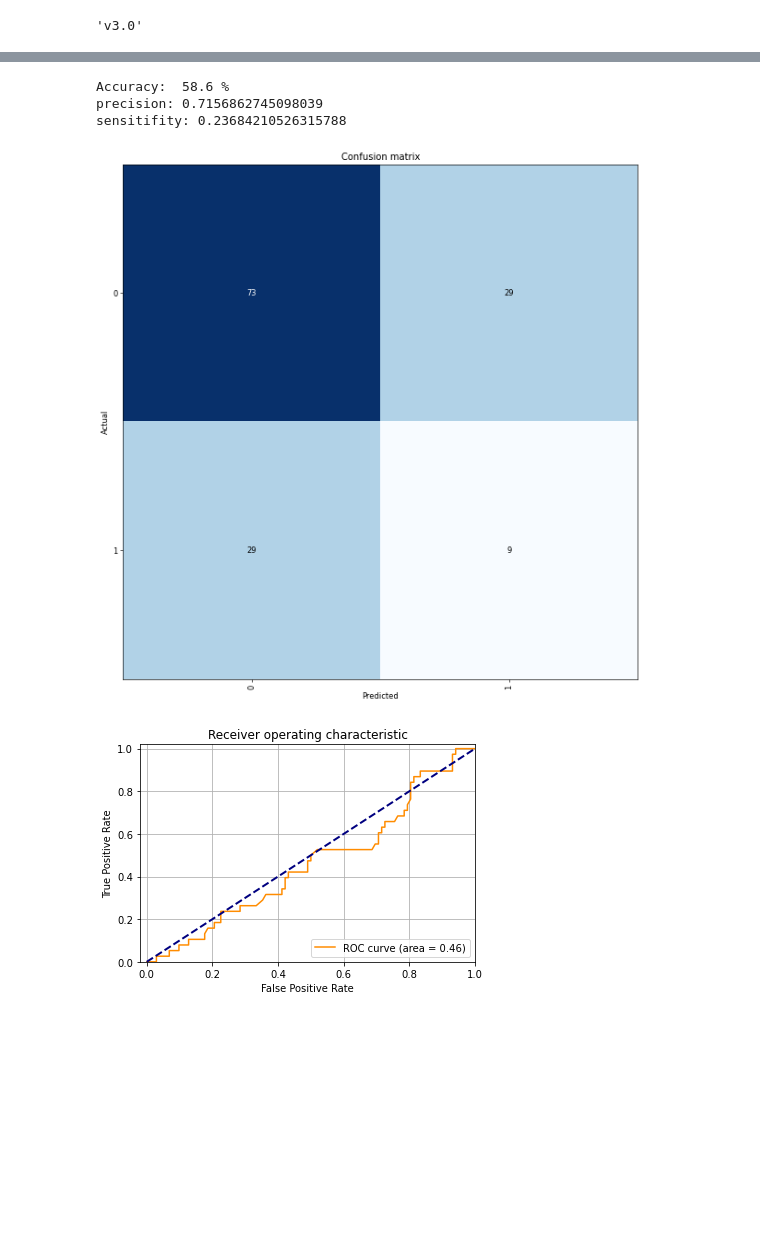
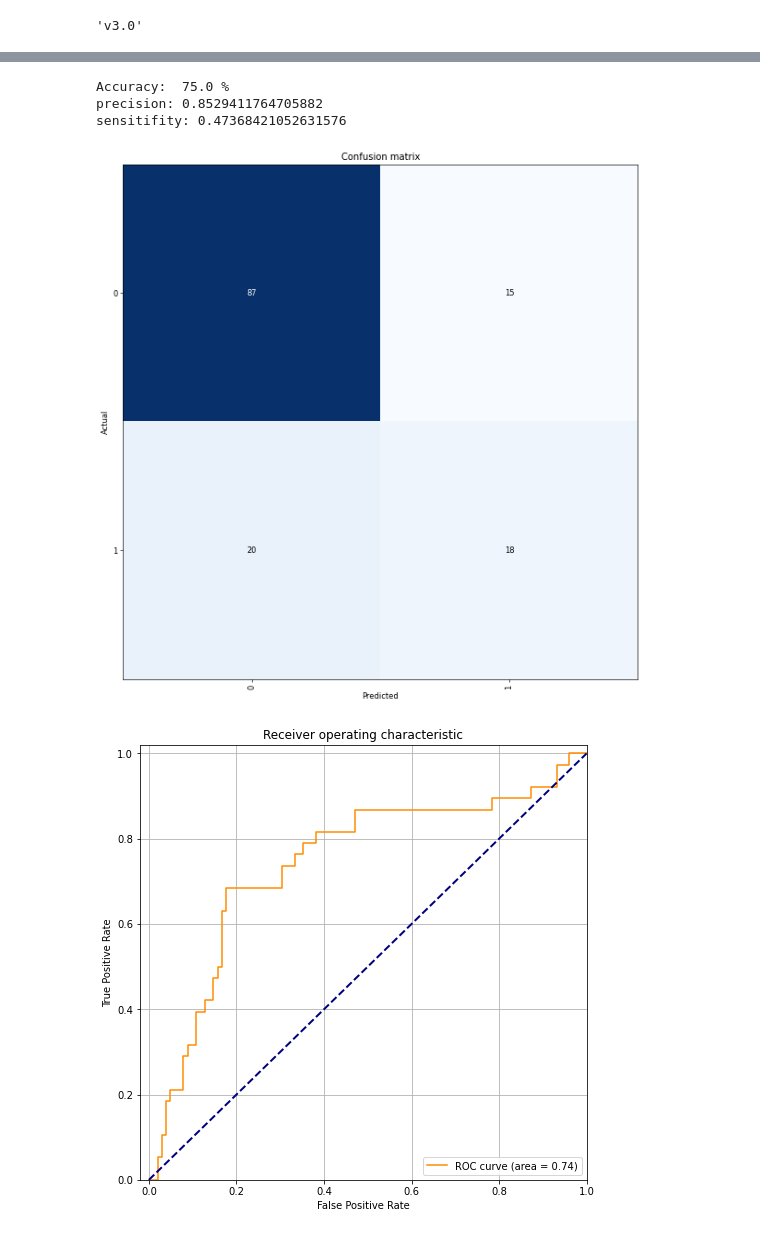
Before and after one commit to NikonPic/TumorSegmentationDemo, a Jupyter notebook: 02_feature_classification.ipynb, the cells around one changed output, grey strips where cells are left out. Saved outputs shown, nothing was run; the diff lists cells and outputs as text; code cells hidden in the pictures; blank space fills up the shorter version.

```diff
--- a/02_feature_classification.ipynb
+++ b/02_feature_classification.ipynb
@@ -154,0 +722,22 @@ data.show_batch(rows=10)
+# %%
+select = importance_list[0]
+print(f'Feature: {select}')
+
+# create databunch
+data = TabularDataBunch.from_df(
+    path=PATH, df=df_all, dep_var=DEP_KEY, valid_idx=valid_idx,
+    cat_names=[], cont_names=[select], test_df=test, procs=procs)
+
+data_test = TabularDataBunch.from_df(
+    path=PATH, df=df_test, dep_var=DEP_KEY, valid_idx=[],
+    cat_names=[], cont_names=[select], procs=procs)
+
+
+data.test_ds.x = data_test.train_ds.x
+data.test_ds.y = data_test.train_ds.y
+
+# Show databunch
+data.train_dl.num_workers = 0
+data.train_dl.batch_size = 32
+
+fully_connected_learner(data, rounds=5)
@@ -155,4 +746,6 @@ data.show_batch(rows=10)
 # %%
-learn = tabular_learner(data, layers=[200,100,100], metrics=accuracy)
-learn.fit_one_cycle(10, max_lr=1e-3)
+import torch
+learn = tabular_learner(data, layers=[200,100,100], metrics=accuracy, callback_fns=[OverSamplingCallback])
+learn.lr_find()
+learn.recorder.plot()
 # %% [output]
@@ -169,0 +772,2 @@ learn.fit_one_cycle(10, max_lr=1e-3)
+# %%
+learn.fit_one_cycle(20, max_lr=1e-3)
@@ -169,0 +801,13 @@ learn.fit_one_cycle(10, max_lr=1e-3)
+# %%
+learn.load('best')
+interp_best = ClassificationInterpretation.from_learner(learn, DatasetType.Test)
+#interp.plot_confusion_matrix(figsize=(10, 10), dpi=60)
+print("Accuracy: ", round(100 * get_acc(interp), 1), "%")
+#plot_roc_curve(interp)
+cm = interp.confusion_matrix()
+precision = cm[0][0] / (cm[0][0] + cm[0][1])
+sensitifity = cm[1][1] / (cm[1][0] + cm[1][1])
+print(f'precision: {precision}')
+print(f'sensitifity: {sensitifity}')
+plot_roc_curve(interp)
+interp.plot_confusion_matrix(figsize=(10, 10), dpi=60)
@@ -170,9 +821,9 @@ learn.fit_one_cycle(10, max_lr=1e-3)
 # %%
+learn.fit_one_cycle(5, max_lr=1e-5)
 interp = ClassificationInterpretation.from_learner(learn, DatasetType.Test)
 interp.plot_confusion_matrix(figsize=(10, 10), dpi=60)
 print("Accuracy: ", round(100 * get_acc(interp), 1), "%")
 plot_roc_curve(interp)
-
 cm = interp.confusion_matrix()
 precision = cm[0][0] / (cm[0][0] + cm[0][1])
 sensitifity = cm[1][1] / (cm[1][0] + cm[1][1])
@@ -182,6 +839,6 @@ print(f'sensitifity: {sensitifity}')
 [interactive output not drawn]
-Accuracy:  58.6 %
-precision: 0.7156862745098039
-sensitifity: 0.23684210526315788
+Accuracy:  75.0 %
+precision: 0.8529411764705882
+sensitifity: 0.47368421052631576
-[figure, old version]
+[figure, new version]
-[figure, old version]
+[figure, new version]
```
Also changed, not shown: parts of 49 cells of this notebook, 3 other files.
